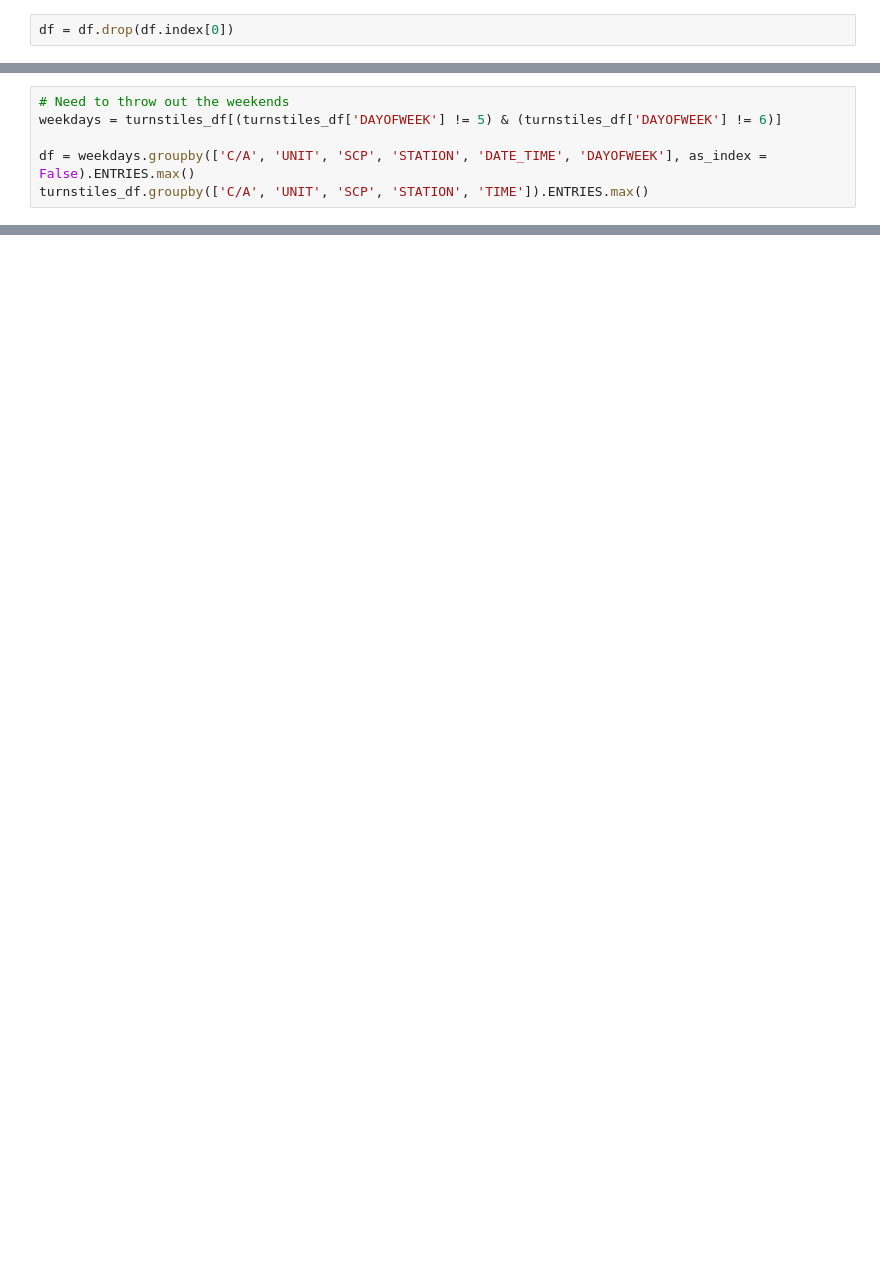
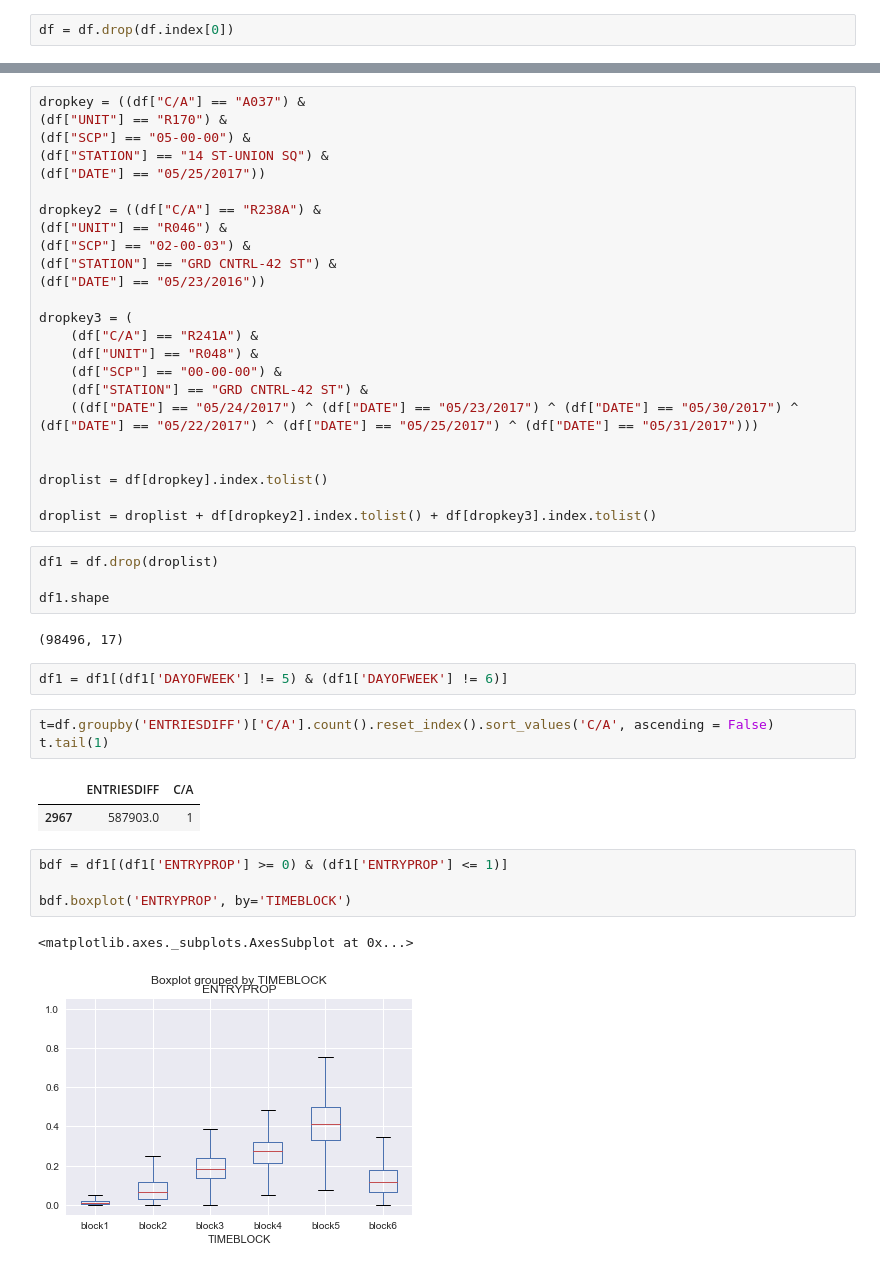
Before and after one commit to lwcj/bensongroup4, a Jupyter notebook: turnstile.ipynb, the cells around one changed output, grey strips where cells are left out. Saved outputs shown, nothing was run; the diff lists cells and outputs as text; blank space fills up the shorter version.

```diff
--- a/turnstile.ipynb
+++ b/turnstile.ipynb
@@ -210,6 +87,0 @@ df
-# %%
-# Need to throw out the weekends
-weekdays = turnstiles_df[(turnstiles_df['DAYOFWEEK'] != 5) & (turnstiles_df['DAYOFWEEK'] != 6)]
-
-df = weekdays.groupby(['C/A', 'UNIT', 'SCP', 'STATION', 'DATE_TIME', 'DAYOFWEEK'], as_index = False).ENTRIES.max()
-turnstiles_df.groupby(['C/A', 'UNIT', 'SCP', 'STATION', 'TIME']).ENTRIES.max()
@@ -233,0 +113,45 @@ Name: ENTRIES, Length: 55901, dtype: int64
+# %%
+dropkey = ((df["C/A"] == "A037") &
+(df["UNIT"] == "R170") &
+(df["SCP"] == "05-00-00") &
+(df["STATION"] == "14 ST-UNION SQ") &
+(df["DATE"] == "05/25/2017"))
+
+dropkey2 = ((df["C/A"] == "R238A") &
+(df["UNIT"] == "R046") &
+(df["SCP"] == "02-00-03") &
+(df["STATION"] == "GRD CNTRL-42 ST") &
+(df["DATE"] == "05/23/2016"))
+
+dropkey3 = (
+    (df["C/A"] == "R241A") &
+    (df["UNIT"] == "R048") &
+    (df["SCP"] == "00-00-00") &
+    (df["STATION"] == "GRD CNTRL-42 ST") &
+    ((df["DATE"] == "05/24/2017") ^ (df["DATE"] == "05/23/2017") ^ (df["DATE"] == "05/30/2017") ^ (df["DATE"] == "05/22/2017") ^ (df["DATE"] == "05/25/2017") ^ (df["DATE"] == "05/31/2017")))
+
+
+droplist = df[dropkey].index.tolist()
+
+droplist = droplist + df[dropkey2].index.tolist() + df[dropkey3].index.tolist()
+# %%
+df1 = df.drop(droplist)
+
+df1.shape
+# %% [output]
+(98496, 17)
+# %%
+df1 = df1[(df1['DAYOFWEEK'] != 5) & (df1['DAYOFWEEK'] != 6)]
+# %%
+t=df.groupby('ENTRIESDIFF')['C/A'].count().reset_index().sort_values('C/A', ascending = False)
+t.tail(1)
+# %% [output]
+|  | ENTRIESDIFF | C/A |
+| 2967 | 587903.0 | 1 |
+# %%
+bdf = df1[(df1['ENTRYPROP'] >= 0) & (df1['ENTRYPROP'] <= 1)]
+
+bdf.boxplot('ENTRYPROP', by='TIMEBLOCK')
+# %% [output]
+<matplotlib.axes._subplots.AxesSubplot at 0x...>
+[figure, added]
```
Also changed, not shown: parts of 21 cells of this notebook.
